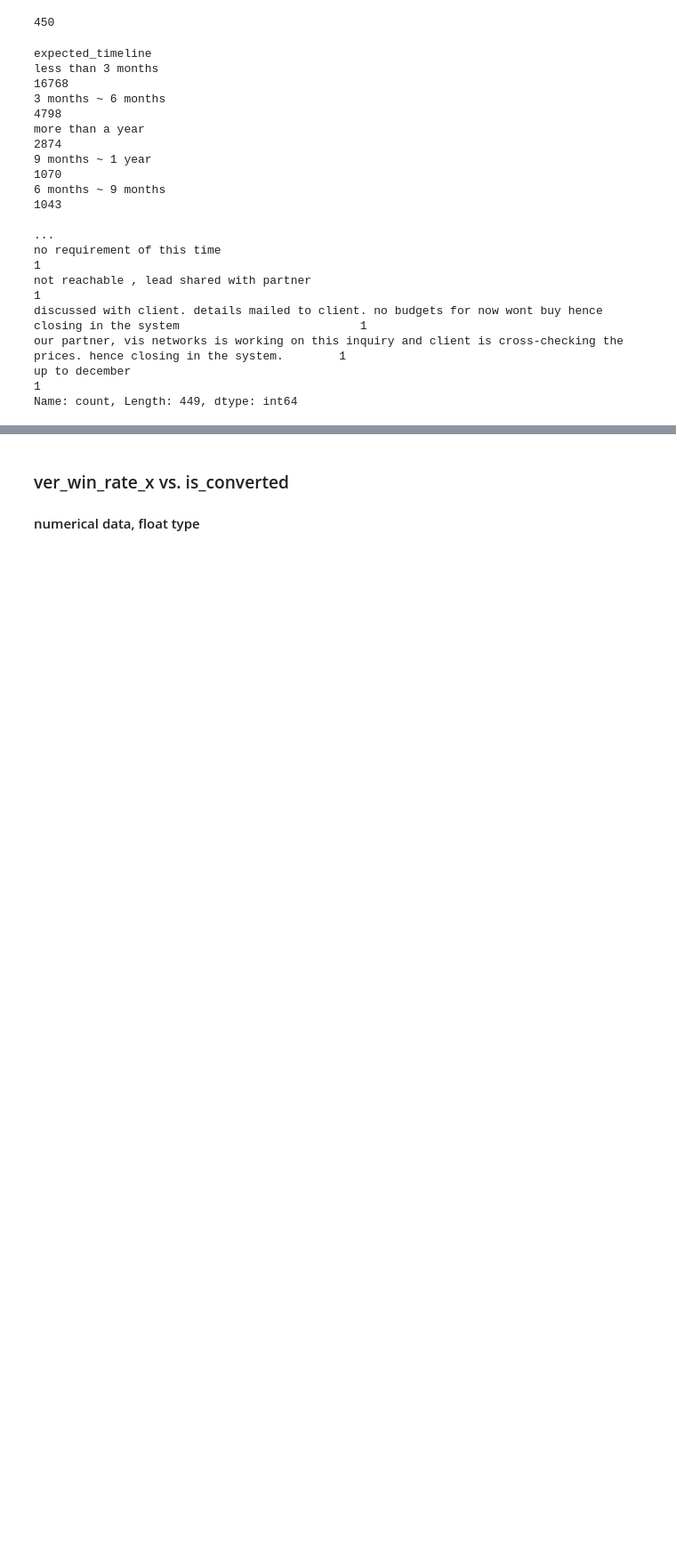
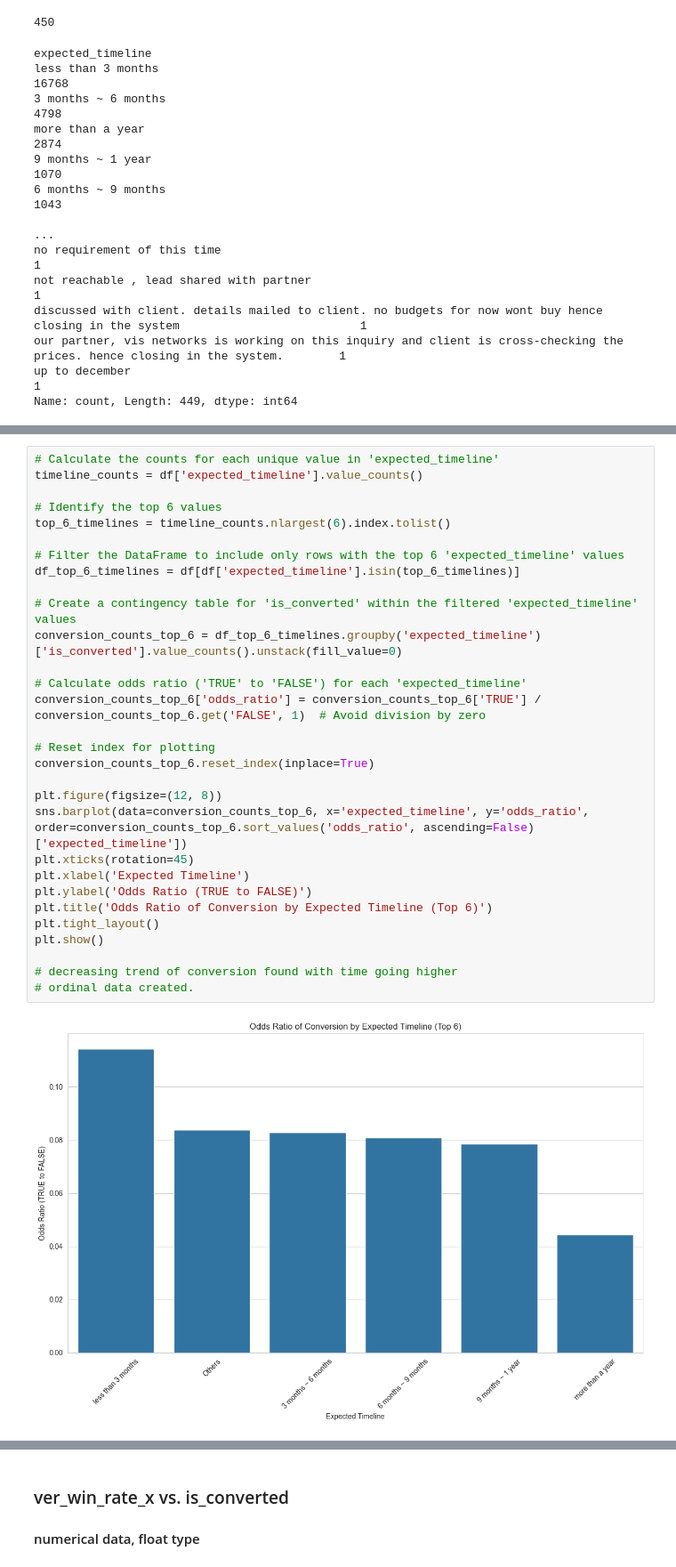
Before and after one commit to AhyoungOh/Coffee, a Jupyter notebook: eda.ipynb, the cells around one changed output, grey strips where cells are left out. Shown at 89% size. Cells and saved outputs as stored; diff of their text form; blank space fills up the shorter version.

```diff
--- a/eda.ipynb
+++ b/eda.ipynb
@@ -631,3 +679,35 @@ plt.show()
+# %%
+# Calculate the counts for each unique value in 'expected_timeline'
+timeline_counts = df['expected_timeline'].value_counts()
+
+# Identify the top 6 values
+top_6_timelines = timeline_counts.nlargest(6).index.tolist()
+
+# Filter the DataFrame to include only rows with the top 6 'expected_timeline' values
+df_top_6_timelines = df[df['expected_timeline'].isin(top_6_timelines)]
+
+# Create a contingency table for 'is_converted' within the filtered 'expected_timeline' values
+conversion_counts_top_6 = df_top_6_timelines.groupby('expected_timeline')['is_converted'].value_counts().unstack(fill_value=0)
+
+# Calculate odds ratio ('TRUE' to 'FALSE') for each 'expected_timeline'
+conversion_counts_top_6['odds_ratio'] = conversion_counts_top_6['TRUE'] / conversion_counts_top_6.get('FALSE', 1)  # Avoid division by zero
+
+# Reset index for plotting
+conversion_counts_top_6.reset_index(inplace=True)
+
+plt.figure(figsize=(12, 8))
+sns.barplot(data=conversion_counts_top_6, x='expected_timeline', y='odds_ratio', order=conversion_counts_top_6.sort_values('odds_ratio', ascending=False)['expected_timeline'])
+plt.xticks(rotation=45)
+plt.xlabel('Expected Timeline')
+plt.ylabel('Odds Ratio (TRUE to FALSE)')
+plt.title('Odds Ratio of Conversion by Expected Timeline (Top 6)')
+plt.tight_layout()
+plt.show()
+
+# decreasing trend of conversion found with time going higher
+# ordinal data created.
+# %% [output]
+[figure, added]
 # %%
 # running test chi-square test on expected_timeline
 from scipy.stats import chi2_contingency
```
Also changed, not shown: parts of 15 cells of this notebook, 1 other file.
